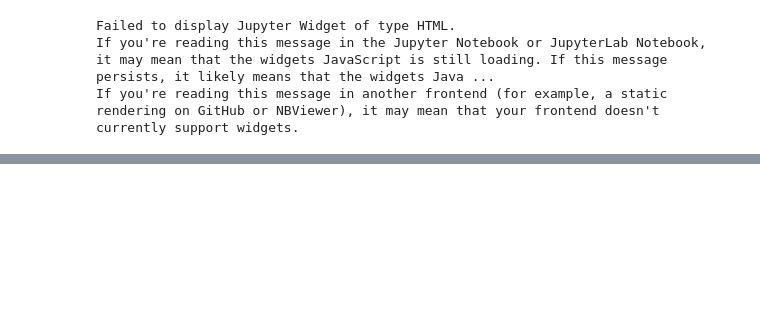
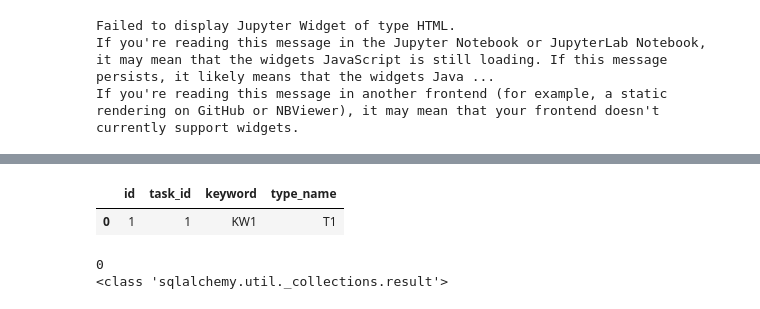
Before and after one commit to jianlins/SmartAnno, a Jupyter notebook: SmartAnno/Untitled.ipynb, the cells around one changed output, grey strips where cells are left out. Cells and saved outputs as stored; diff of their text form; code cells hidden in the pictures; blank space fills up the shorter version.

```diff
--- a/SmartAnno/Untitled.ipynb
+++ b/SmartAnno/Untitled.ipynb
@@ -77,0 +128,18 @@ fd
+# %%
+from db.ORMs import Annotation, Document,Filter,Typedef
+import pandas as pd
+s = select([Filter]).where(Filter.task_id==1)
+fd=pd.read_sql(s,dao._engine)
+fd
+# %% [output]
+|  | id | task_id | keyword | type_name |
+| 0 | 1 | 1 | KW1 | T1 |
+# %%
+from sqlalchemy import func
+with dao.create_session() as session:
+    num_docs = session.query(func.count(Document.doc_id)).first()
+    print(num_docs[0])
+    print(type(num_docs))
+# %% [output]
+0
+<class 'sqlalchemy.util._collections.result'>
```
Also changed, not shown: parts of 18 cells of this notebook, 19 other files.
